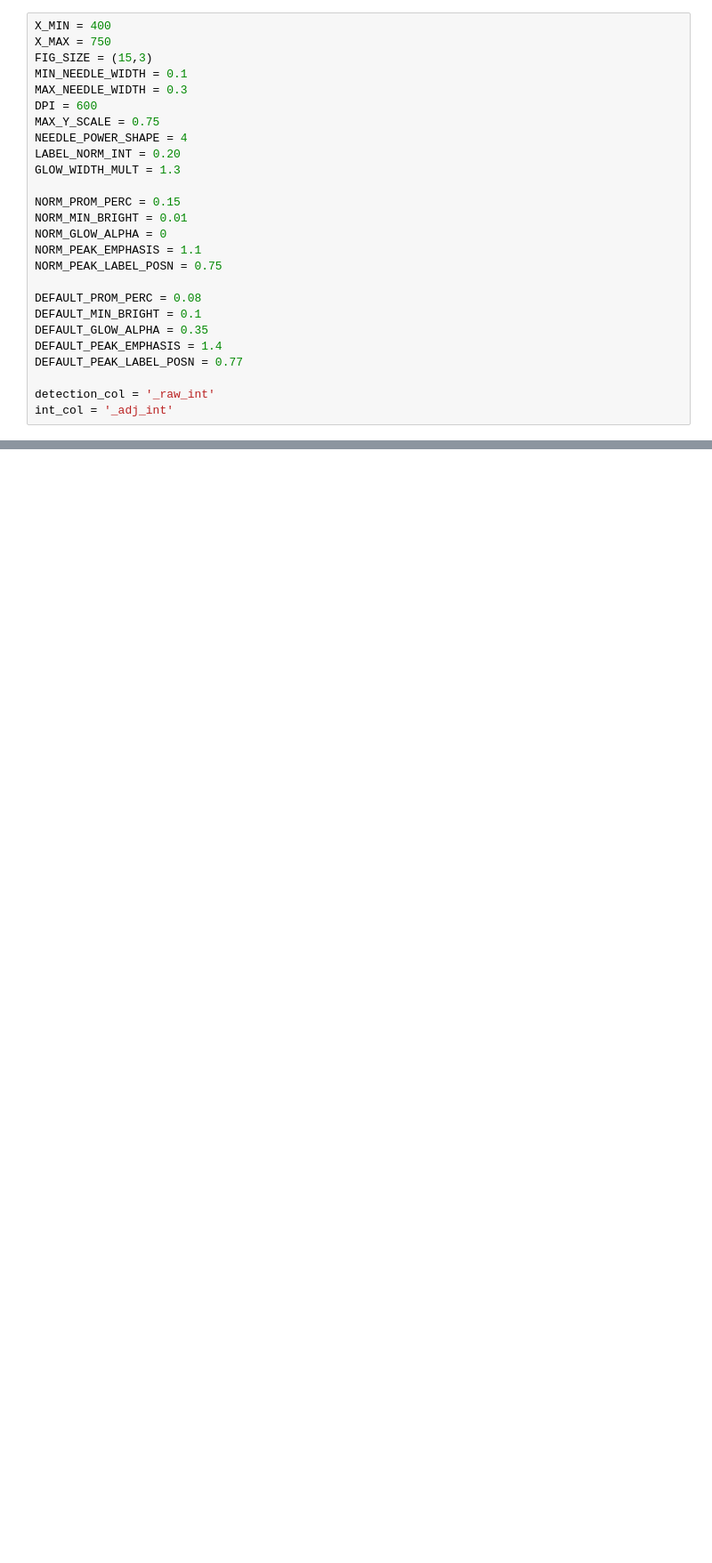
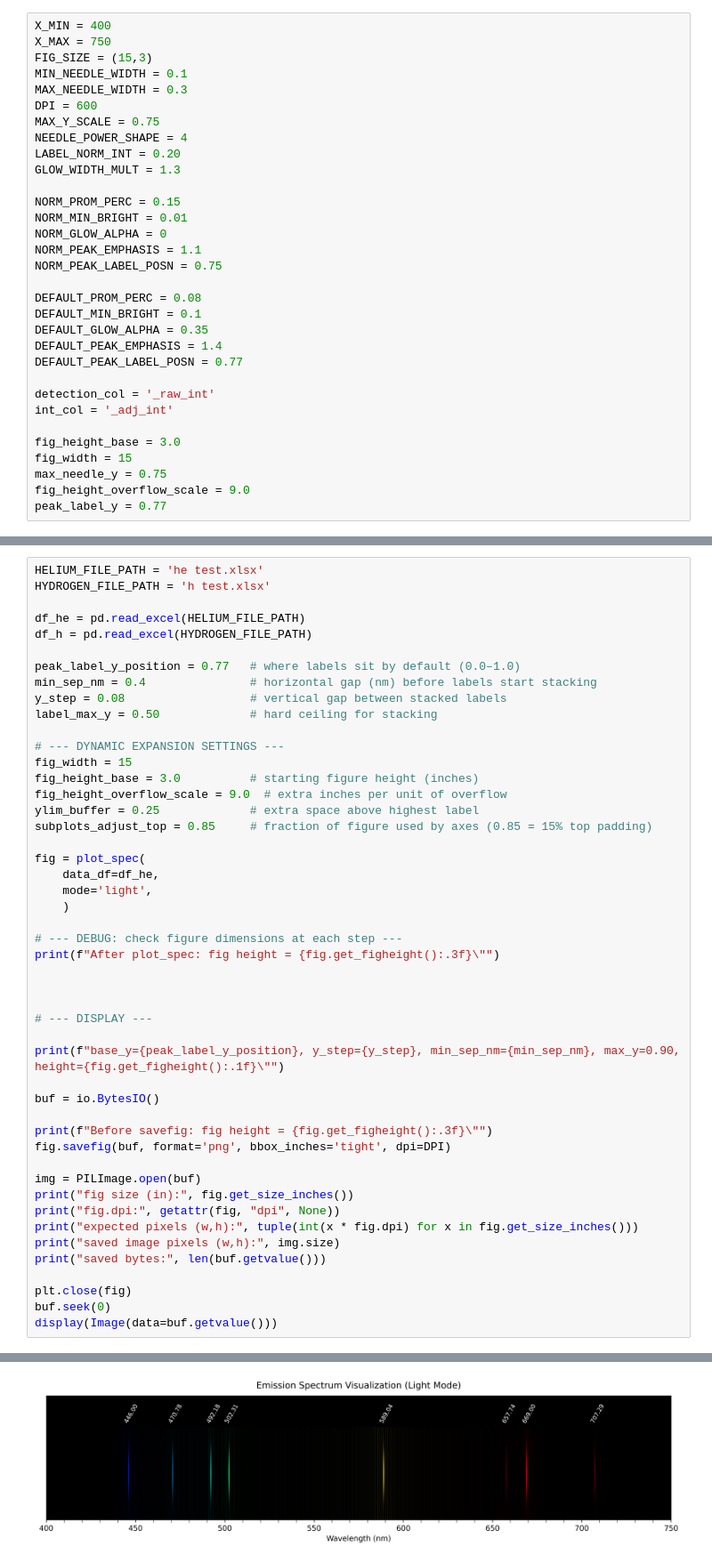
Before and after one commit to idontwantausername609/Spectrum-Renderer, a Jupyter notebook: Colab Based App/label_positioning_playground.ipynb, the cells around one changed output, grey strips where cells are left out. Shown at 89% size. Cells and saved outputs as stored; diff of their text form; blank space fills up the shorter version.

```diff
--- a/Colab Based App/label_positioning_playground.ipynb
+++ b/Colab Based App/label_positioning_playground.ipynb
@@ -40,6 +41,12 @@ DEFAULT_PEAK_LABEL_POSN = 0.77
 
 detection_col = '_raw_int'
 int_col = '_adj_int'
+
+fig_height_base = 3.0
+fig_width = 15
+max_needle_y = 0.75
+fig_height_overflow_scale = 9.0
+peak_label_y = 0.77
 # %%
 def plot_spec(
     data_df,
@@ -398,0 +453,49 @@ base_y=0.57, y_step=0.08, min_sep_nm=0.4, max_y=0.90, height=4.3"
+# %%
+HELIUM_FILE_PATH = 'he test.xlsx'
+HYDROGEN_FILE_PATH = 'h test.xlsx'
+
+df_he = pd.read_excel(HELIUM_FILE_PATH)
+df_h = pd.read_excel(HYDROGEN_FILE_PATH)
+
+peak_label_y_position = 0.77   # where labels sit by default (0.0–1.0)
+min_sep_nm = 0.4               # horizontal gap (nm) before labels start stacking
+y_step = 0.08                  # vertical gap between stacked labels
+label_max_y = 0.50             # hard ceiling for stacking
+
+# --- DYNAMIC EXPANSION SETTINGS ---
+fig_width = 15
+fig_height_base = 3.0          # starting figure height (inches)
+fig_height_overflow_scale = 9.0  # extra inches per unit of overflow
+ylim_buffer = 0.25             # extra space above highest label
+subplots_adjust_top = 0.85     # fraction of figure used by axes (0.85 = 15% top padding)
+
+fig = plot_spec(
+    data_df=df_he,
+    mode='light',
+    )
+
+# --- DEBUG: check figure dimensions at each step ---
+print(f"After plot_spec: fig height = {fig.get_figheight():.3f}\"")
+
+
+
+# --- DISPLAY ---
+
+print(f"base_y={peak_label_y_position}, y_step={y_step}, min_sep_nm={min_sep_nm}, max_y=0.90, height={fig.get_figheight():.1f}\"")
+
+buf = io.BytesIO()
+
+print(f"Before savefig: fig height = {fig.get_figheight():.3f}\"")
+fig.savefig(buf, format='png', bbox_inches='tight', dpi=DPI)
+
+img = PILImage.open(buf)
+print("fig size (in):", fig.get_size_inches())
+print("fig.dpi:", getattr(fig, "dpi", None))
+print("expected pixels (w,h):", tuple(int(x * fig.dpi) for x in fig.get_size_inches()))
+print("saved image pixels (w,h):", img.size)
+print("saved bytes:", len(buf.getvalue()))
+
+plt.close(fig)
+buf.seek(0)
+display(Image(data=buf.getvalue()))
+# %% [output]
@@ -398,0 +521 @@ base_y=0.57, y_step=0.08, min_sep_nm=0.4, max_y=0.90, height=4.3"
+[figure, added]
```
Also changed, not shown: parts of 5 cells of this notebook, 7 other files.
